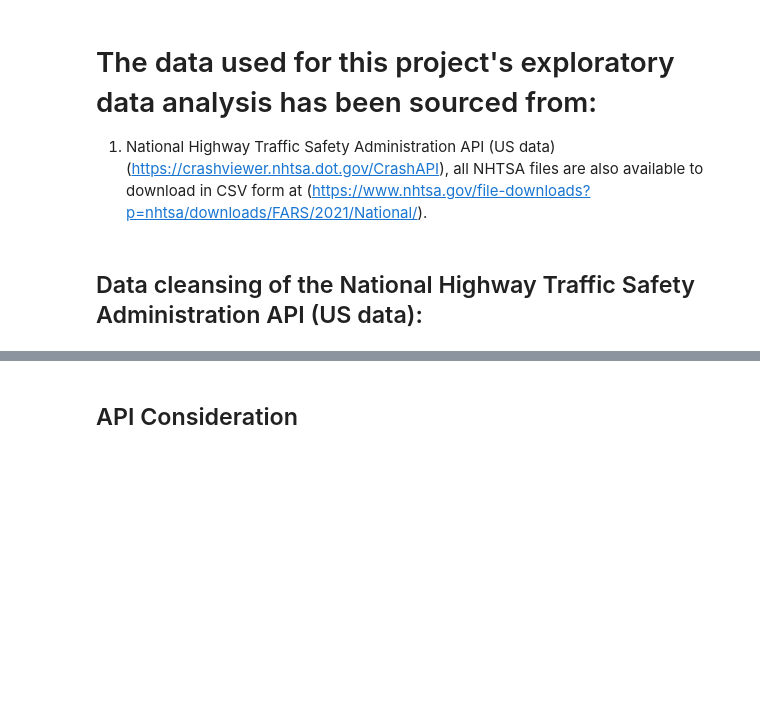
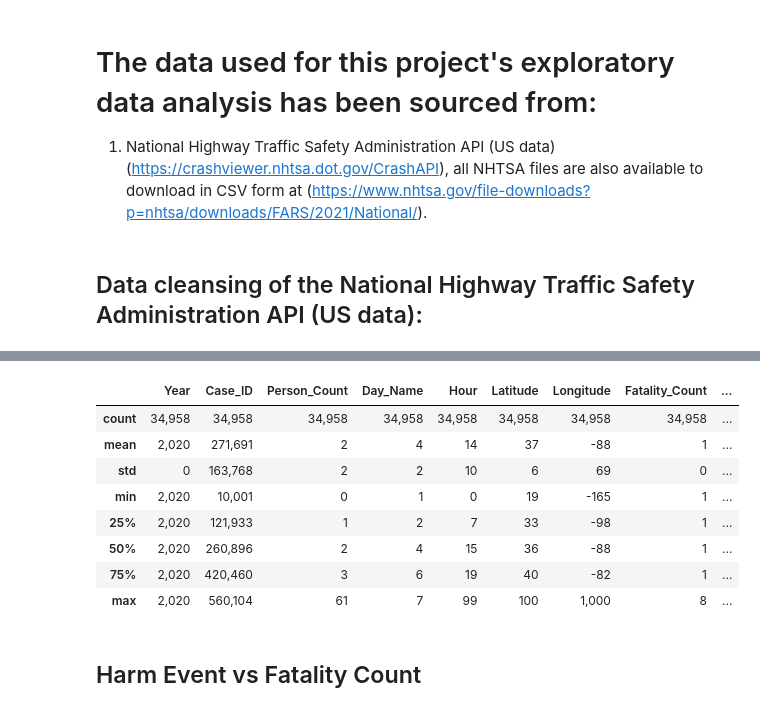
Before and after one commit to lishanisrikaran/project-1, a Jupyter notebook: road_fatalities - main.ipynb, the cells around one changed output, grey strips where cells are left out. Cells and saved outputs as stored; diff of their text form; code cells hidden in the pictures; blank space fills up the shorter version.

```diff
--- a/road_fatalities - main.ipynb
+++ b/road_fatalities - main.ipynb
@@ -30,7 +30,7 @@ Accidents_2020.head()
 # The output DataFrame has lots of redundant columns, the below create a new DataFrames with the columns of focus in this exploration stage.
 Cleaned_df = Accidents_2020[["caseyear", "st_case","statename","persons", "countyname", "monthname",
                                   "day_week", "hour", "rur_urbname", "routename", "latitude", "longitud",
-                                  "harm_evname","lgt_condname", "weathername", "fatals", "drunk_dr", "age", "speed_limit", "race", "vehicle_make"]]
+                                  "harm_evname","lgt_condname", "weathername", "fatals", "drunk_dr", "age", "speed_limit", "race", "vehicle_make", "sex"]]
 Cleaned_df.head()
 # %% [output]
 |  | caseyear | st_case | statename | persons | countyname | monthname | day_week | hour | rur_urbname | ... |
@@ -93,7 +93,7 @@ Cleaned_df = Cleaned_df.rename(columns={"caseyear":"Year", "st_case": "Case_ID",
                                                  "hour":"Hour", "rur_urbname": "Rural_Urban", "routename":"Route_Name",
                                                  "latitude": "Latitude", "longitud":"Longitude", "harm_evname": "Harm_Event",
                                                  "lgt_condname":"Visability", "weathername":"Weather_Condition", "fatals":"Fatality_Count", "drunk_dr":"Drunk_Driver_Count"
-                                                  , "age":"Age", "speed_limit":"Speed_Limit", "race":"Race", "vehicle_make": "Vehicle_Make"})
+                                                  , "age":"Age", "speed_limit":"Speed_Limit", "race":"Race", "vehicle_make": "Vehicle_Make", "sex":"Sex"})
 Cleaned_df.head()
 # %% [output]
 |  | Year | Case_ID | State | Person_Count | County | Month | Day_Name | Hour | Rural_Urban | Route_Name | ... |
@@ -106,2 +126,14 @@ Cleaned_df.head()
+# %%
+Cleaned_df.describe().applymap('{:,.0f}'.format)
+# %% [output]
+|  | Year | Case_ID | Person_Count | Day_Name | Hour | Latitude | Longitude | Fatality_Count | ... |
+| count | 34,958 | 34,958 | 34,958 | 34,958 | 34,958 | 34,958 | 34,958 | 34,958 | ... |
+| mean | 2,020 | 271,691 | 2 | 4 | 14 | 37 | -88 | 1 | ... |
+| std | 0 | 163,768 | 2 | 2 | 10 | 6 | 69 | 0 | ... |
+| min | 2,020 | 10,001 | 0 | 1 | 0 | 19 | -165 | 1 | ... |
+| 25% | 2,020 | 121,933 | 1 | 2 | 7 | 33 | -98 | 1 | ... |
+| 50% | 2,020 | 260,896 | 2 | 4 | 15 | 36 | -88 | 1 | ... |
+| 75% | 2,020 | 420,460 | 3 | 6 | 19 | 40 | -82 | 1 | ... |
+| max | 2,020 | 560,104 | 61 | 7 | 99 | 100 | 1,000 | 8 | ... |
 # %% [markdown]
-## API Consideration
+## Harm Event vs Fatality Count
```
Also changed, not shown: parts of 17 cells of this notebook, 1 other file.
